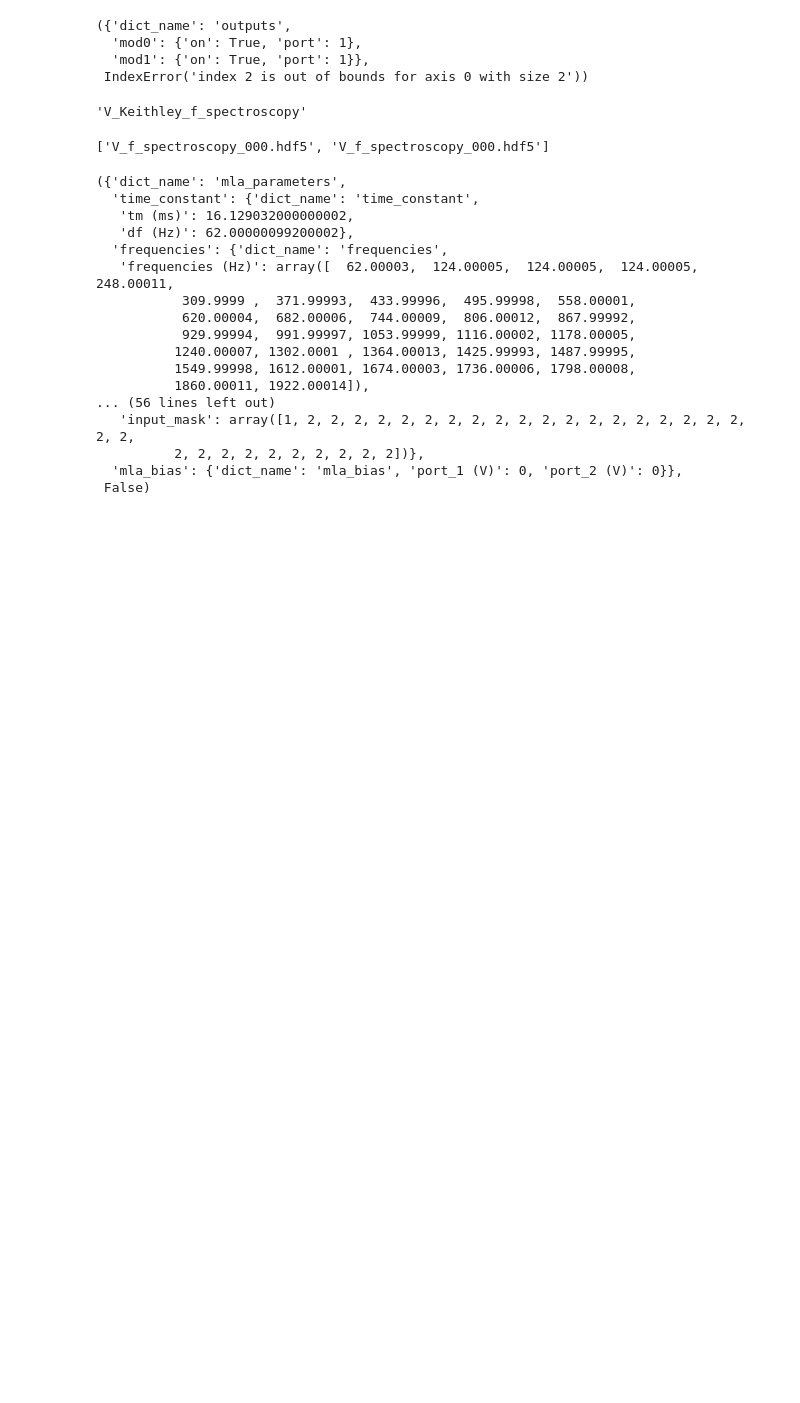
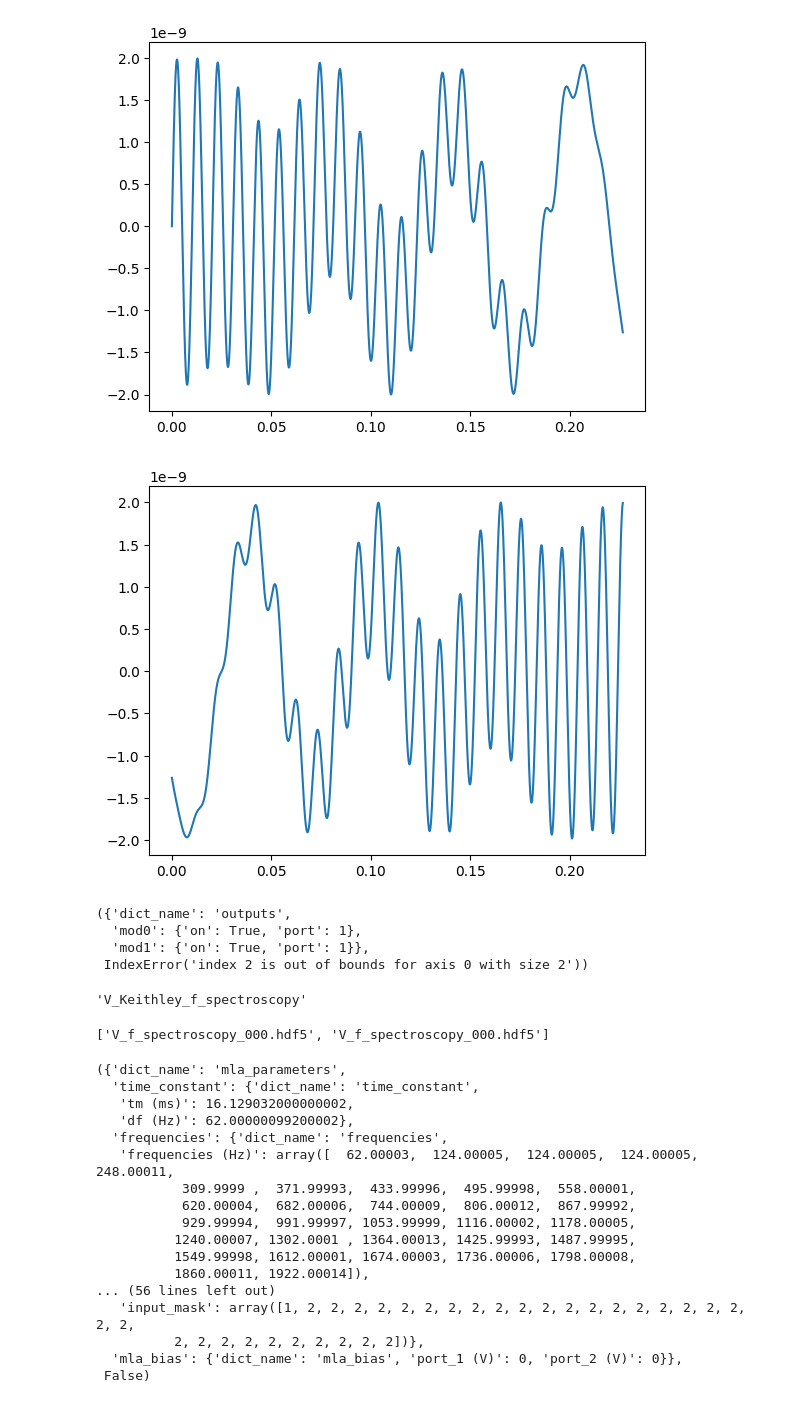
Before and after one commit to PeterJacobse/Scantelligent, a Jupyter notebook: Tests.ipynb, the cells around one changed output. Saved outputs shown, nothing was run; the diff lists cells and outputs as text; code cells hidden in the pictures; blank space fills up the shorter version.

```diff
--- a/Tests.ipynb
+++ b/Tests.ipynb
@@ -16,6 +16,58 @@ file_functions = FileFunctions()
 #nhw = nanonis.nanonis_hardware
 #data = DataProcessing()
 #nanonis.link()
+# %%
+sample_rate = 44100
+
+amplitudes = np.random.random((32))
+amplitudes_old = np.random.random((32))
+phases = np.zeros(32)
+w = np.linspace(100, 16000, 32)
+
+amplitudes = np.zeros((32), dtype = float)
+amplitudes[0] = 1
+amplitudes[1] = 0
+amplitudes_old = np.zeros((32), dtype = float)
+amplitudes_old[0] = 0
+amplitudes_old[1] = 1
+
+def callback(frames, phases):
+    max_time = frames / sample_rate
+    frac_list = np.arange(frames) / frames
+    time_list = frac_list * max_time
+    wave = np.zeros(frames)
+    wnyquist = np.pi * sample_rate
+
+    for i in range(32):
+        wn = w[i]
+        if wn > wnyquist: continue
+
+        amp_old = 1E-8 * amplitudes_old[i]
+        amp_new = 1E-8 * amplitudes[i]
+        amp_envelope = np.linspace(amp_old, amp_new, len(time_list))
+        wave_phase = np.sin(wn * time_list + phases[i])
+
+        wave += amp_envelope * wave_phase
+        phases[i] = (phases[i] + wn * max_time) % (2 * np.pi) # Update this harmonic's phase for the next block
+    return (time_list, np.tanh(wave * 0.2)[:, np.newaxis], phases) # Soft-clipping to prevent digital distortion if harmonics sum too high
+
+(time, wave, phases) = callback(10000, phases)
+plt.plot(time, wave)
+plt.show()
+
+amplitudes = np.zeros((32), dtype = float)
+amplitudes[0] = 0
+amplitudes[1] = 1
+amplitudes_old = np.zeros((32), dtype = float)
+amplitudes_old[0] = 1
+amplitudes_old[1] = 0
+
+(time, wave, phases) = callback(10000, phases)
+plt.plot(time, wave)
+plt.show()
+# %% [output]
+[figure, added]
+[figure, added]
 # %%
 mla.amplitudes_update({"amplitudes (mV)": [100, 0, 0]})
 mla.outputs_update()
```
Also changed, not shown: 3 other files.
